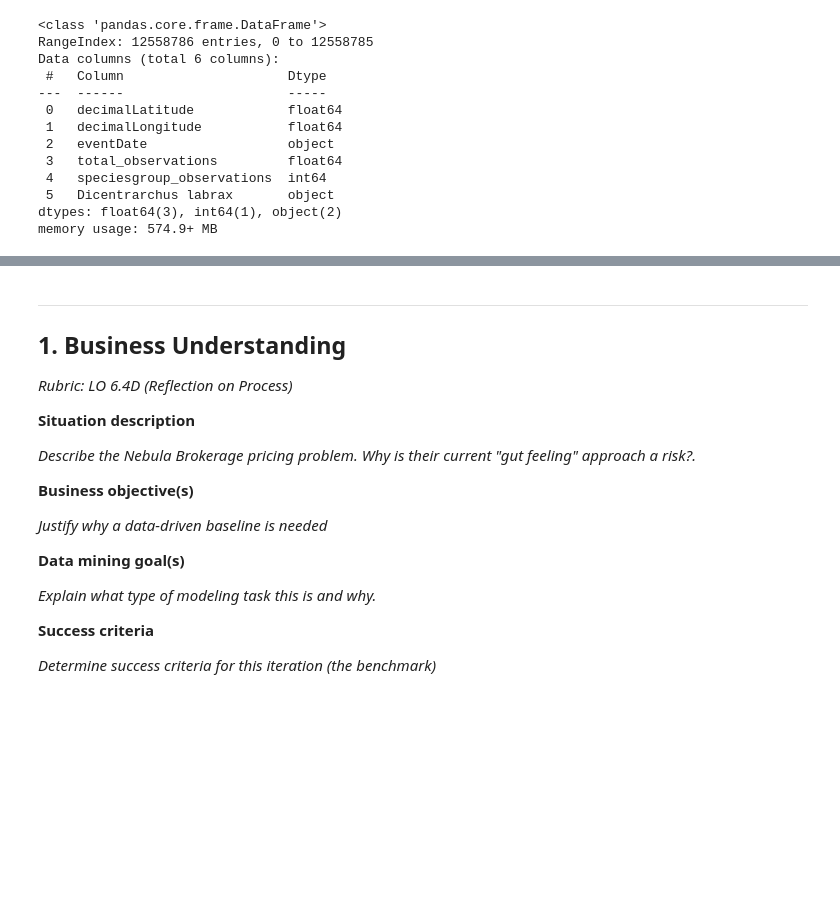
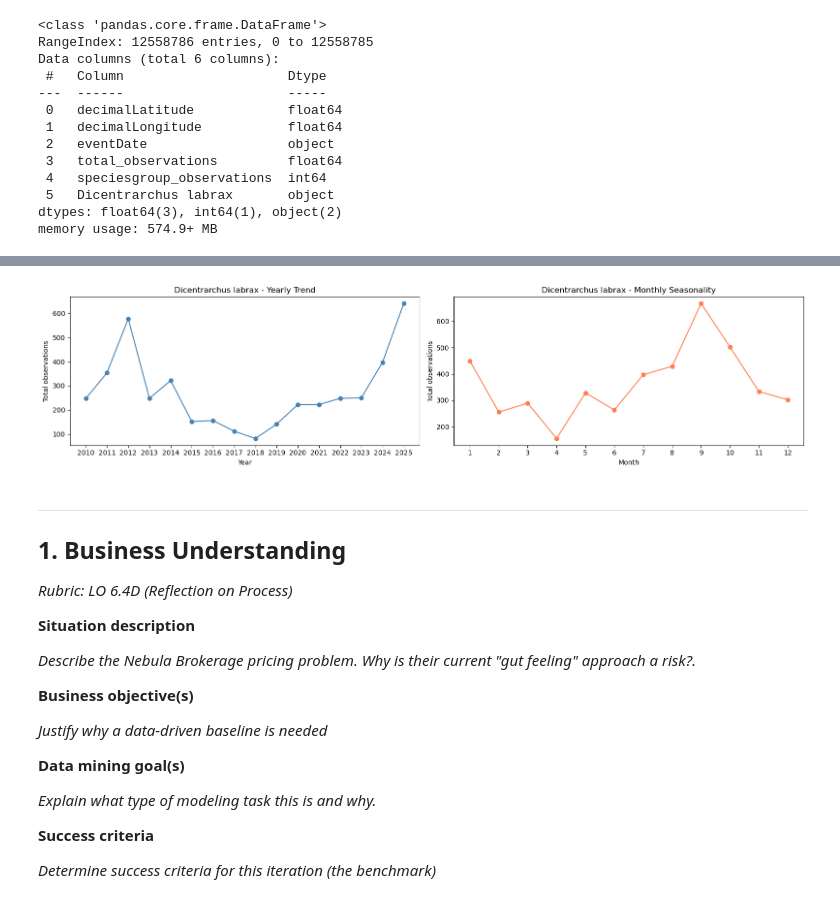
Before and after one commit to XueHu2222/DSAI, a Jupyter notebook: assignment_template_it1.ipynb, the cells around one changed output, grey strips where cells are left out. Saved outputs shown, nothing was run; the diff lists cells and outputs as text; code cells hidden in the pictures; blank space fills up the shorter version.

```diff
--- a/assignment_template_it1.ipynb
+++ b/assignment_template_it1.ipynb
@@ -190,6 +242,57 @@ y array shape: (12558756,)
 X array sample (first row):
 [1.7747000000000002 0.0568 0.0 0.0616 0.0582 0.0 0.4688 0.0 True False
  False False False False False False]
+# %%
+df_clean['eventDate'] = pd.to_datetime(df_clean['eventDate'])
+df_clean['year'] = df_clean['eventDate'].dt.year
+df_clean['month'] = df_clean['eventDate'].dt.month
+
+# ===== Year trend =====
+yearly_species = (
+    df_clean.groupby('year')['Dicentrarchus labrax']
+    .sum()
+    .sort_index()
+)
+
+# ===== Month seasonality =====
+monthly_species = (
+    df_clean.groupby('month')['Dicentrarchus labrax']
+    .sum()
+    .reindex(range(1, 13), fill_value=0)
+)
+
+fig, axes = plt.subplots(1, 2, figsize=(16, 4))
+
+# --- left: yearly ---
+yearly_species.plot(
+    ax=axes[0],
+    marker='o',
+    color='steelblue'
+)
+
+axes[0].set_title('Dicentrarchus labrax - Yearly Trend')
+axes[0].set_xlabel('Year')
+axes[0].set_ylabel('Total observations')
+
+# display all years on x-axis with rotation
+axes[0].set_xticks(yearly_species.index)
+
+# --- right: monthly ---
+monthly_species.plot(
+    ax=axes[1],
+    marker='o',
+    color='coral'
+)
+
+axes[1].set_title('Dicentrarchus labrax - Monthly Seasonality')
+axes[1].set_xlabel('Month')
+axes[1].set_ylabel('Total observations')
+axes[1].set_xticks(range(1, 13))
+
+plt.tight_layout()
+plt.show()
+# %% [output]
+[figure, added]
 # %% [markdown]
 ---
 
```
Also changed, not shown: parts of 10 cells of this notebook, 1 other file.
